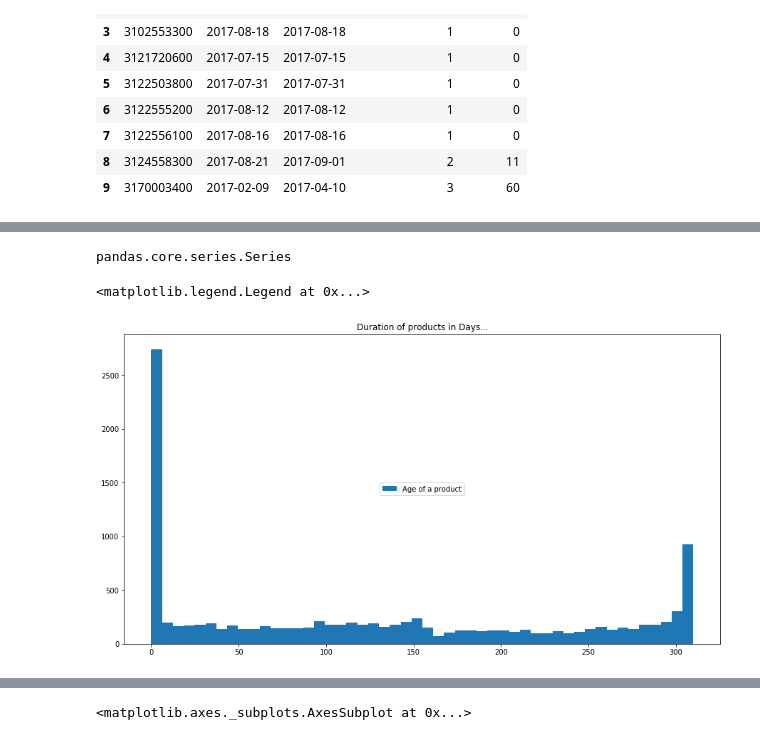
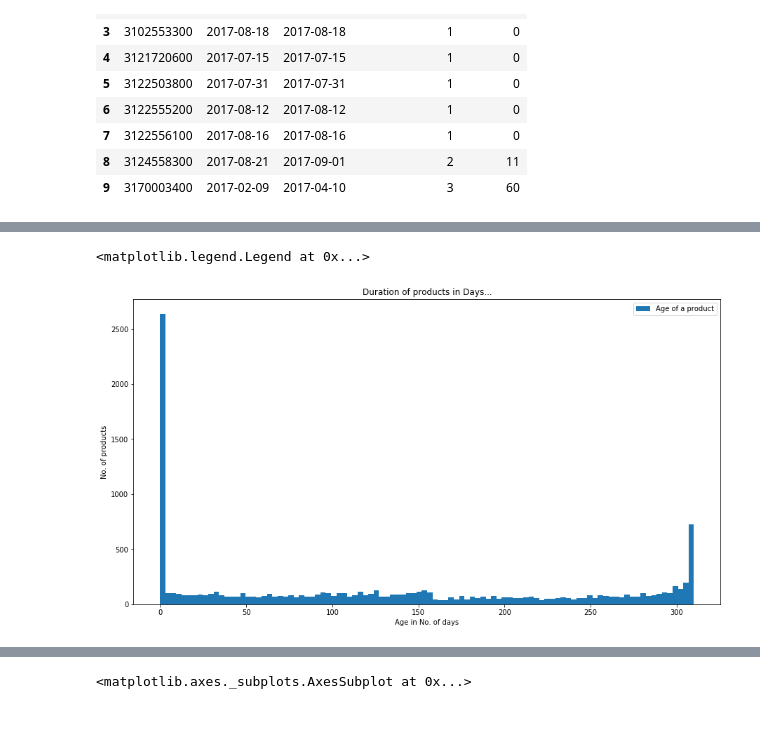
Before and after one commit to ramanbhamrah/footlocker, a Jupyter notebook: FL_product_age_analysis.ipynb, the cells around one changed output, grey strips where cells are left out. Cells and saved outputs as stored; diff of their text form; code cells hidden in the pictures.

```diff
--- a/FL_product_age_analysis.ipynb
+++ b/FL_product_age_analysis.ipynb
@@ -54,2 +14,2 @@ ValueError: I/O operation on closed file.
 # %%
-data = pd.read_csv(os.listdir(os.curdir)[0], nrows = 10000000)
+data = pd.read_csv('store_txn_detail2017.csv', nrows = 10000000)
@@ -128,15 +59,13 @@ AttributeError: module 'matplotlib' has no attribute 'hist'
-# %%
-type(df.duration)
-# %% [output]
-pandas.core.series.Series
 # %%
 import matplotlib.pyplot as plt
 import seaborn as sns
 # %%
 fig = plt.figure(figsize = (15,8))
 plt.title('Duration of products in Days...')
-plt.hist(df.duration, bins = 50, label = 'Age of a product')
-plt.legend(loc = 'center')
+plt.hist(df.duration, bins = 100, label = 'Age of a product')
+plt.xlabel("Age in No. of days")
+plt.ylabel("No. of products")
+plt.legend(loc = 'upper right')
 # %% [output]
 <matplotlib.legend.Legend at 0x...>
-[figure, old version]
+[figure, new version]
```
Also changed, not shown: parts of 20 cells of this notebook.
